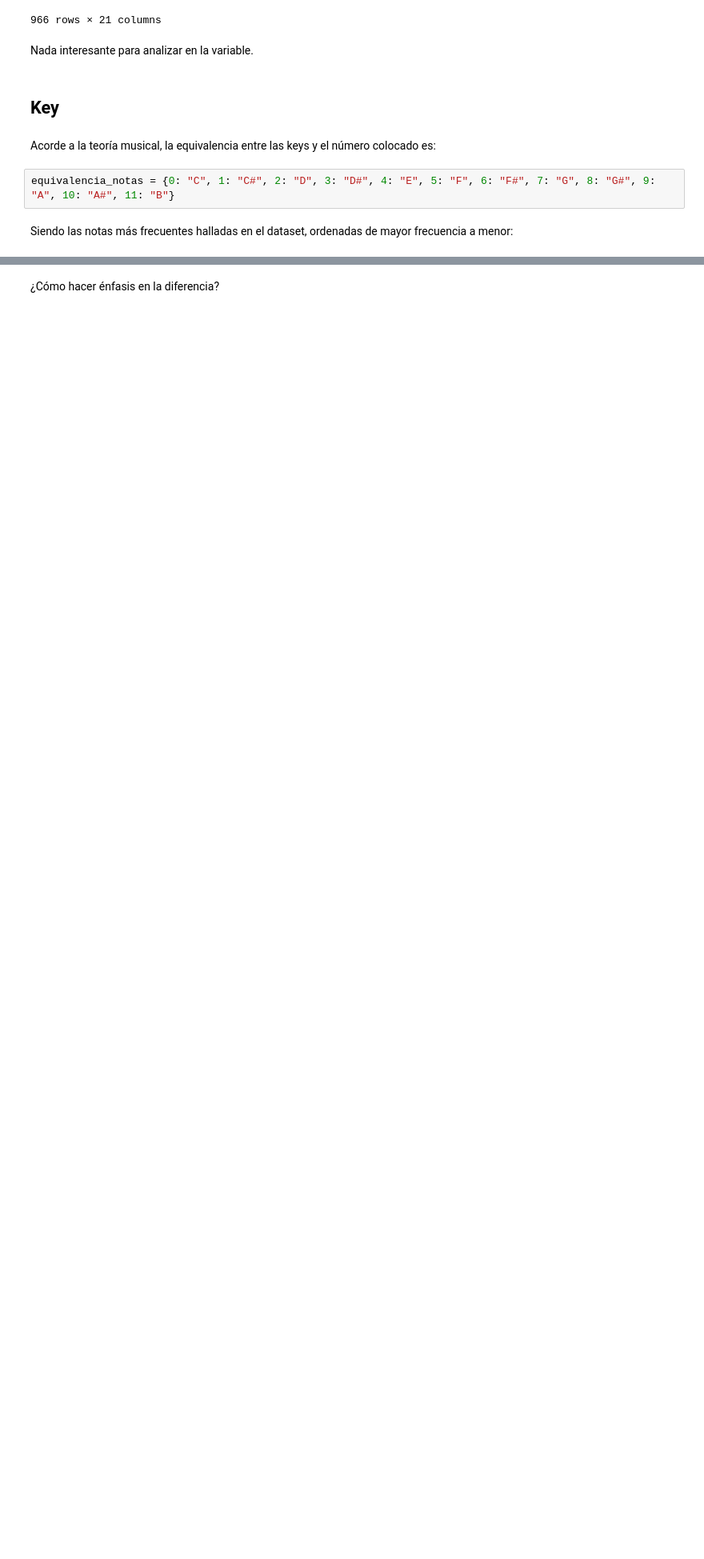
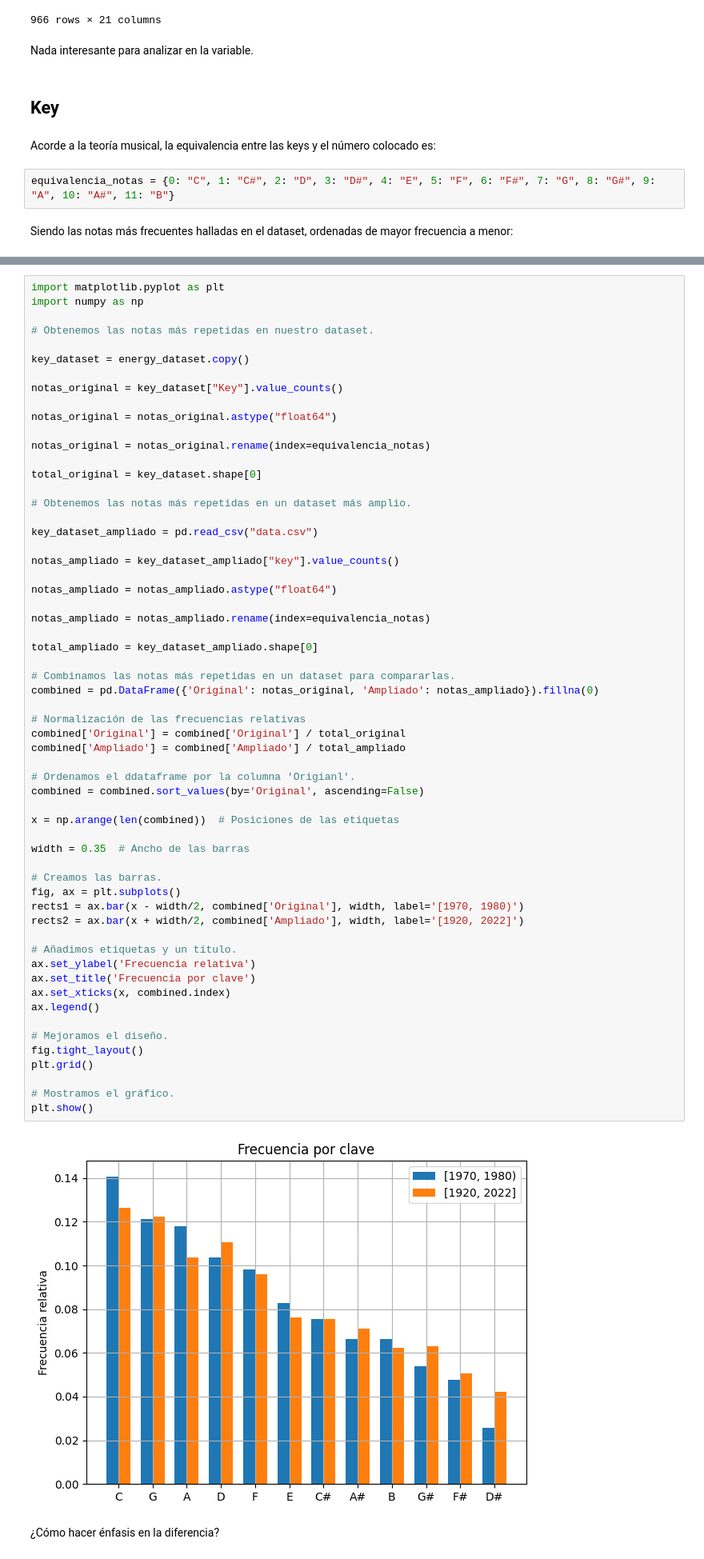
Before and after one commit to iroumec/TPE-FCD, a Jupyter notebook: Notebook.ipynb, the cells around one changed output, grey strips where cells are left out. Shown at 80% size. Drawn from its saved outputs; the diff is of its cells as text; blank space fills up the shorter version.

```diff
--- a/Notebook.ipynb
+++ b/Notebook.ipynb
@@ -788,2 +778,63 @@ plt.show()
+# %%
+import matplotlib.pyplot as plt
+import numpy as np
+
+# Obtenemos las notas más repetidas en nuestro dataset.
+
+key_dataset = energy_dataset.copy()
+
+notas_original = key_dataset["Key"].value_counts()
+
+notas_original = notas_original.astype("float64")
+
+notas_original = notas_original.rename(index=equivalencia_notas)
+
+total_original = key_dataset.shape[0]
+
+# Obtenemos las notas más repetidas en un dataset más amplio.
+
+key_dataset_ampliado = pd.read_csv("data.csv")
+
+notas_ampliado = key_dataset_ampliado["key"].value_counts()
+
+notas_ampliado = notas_ampliado.astype("float64")
+
+notas_ampliado = notas_ampliado.rename(index=equivalencia_notas)
+
+total_ampliado = key_dataset_ampliado.shape[0]
+
+# Combinamos las notas más repetidas en un dataset para compararlas.
+combined = pd.DataFrame({'Original': notas_original, 'Ampliado': notas_ampliado}).fillna(0)
+
+# Normalización de las frecuencias relativas
+combined['Original'] = combined['Original'] / total_original
+combined['Ampliado'] = combined['Ampliado'] / total_ampliado
+
+# Ordenamos el ddataframe por la columna 'Origianl'.
+combined = combined.sort_values(by='Original', ascending=False)
+
+x = np.arange(len(combined))  # Posiciones de las etiquetas
+
+width = 0.35  # Ancho de las barras
+
+# Creamos las barras.
+fig, ax = plt.subplots()
+rects1 = ax.bar(x - width/2, combined['Original'], width, label='[1970, 1980)')
+rects2 = ax.bar(x + width/2, combined['Ampliado'], width, label='[1920, 2022]')
+
+# Añadimos etiquetas y un título.
+ax.set_ylabel('Frecuencia relativa')
+ax.set_title('Frecuencia por clave')
+ax.set_xticks(x, combined.index)
+ax.legend()
+
+# Mejoramos el diseño.
+fig.tight_layout()
+plt.grid()
+
+# Mostramos el gráfico.
+plt.show()
+# %% [output]
+[figure, added]
 # %% [markdown]
 ¿Cómo hacer énfasis en la diferencia?
```
Also changed, not shown: parts of 11 cells of this notebook, 3 other files.
